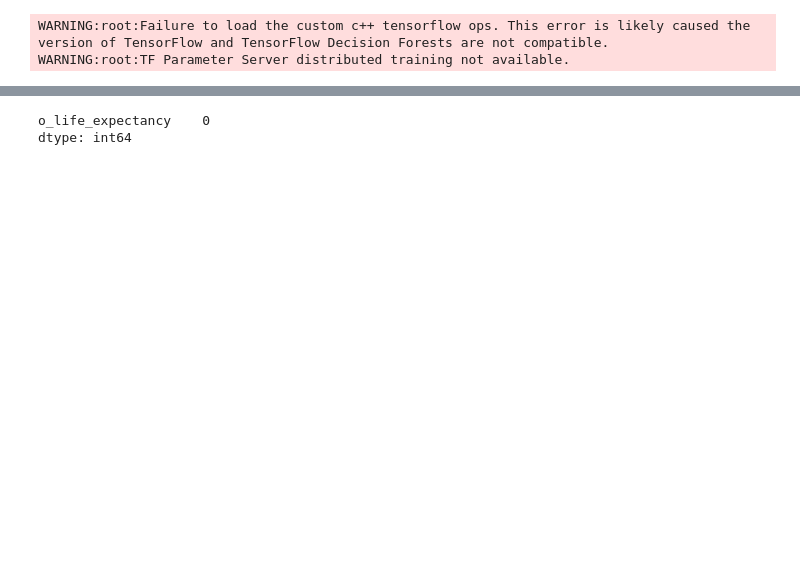
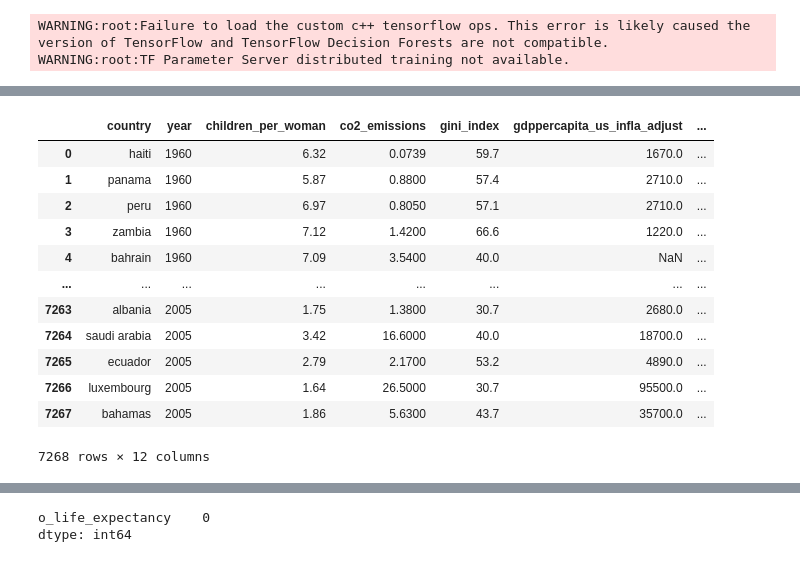
Before and after one commit to jaya-shankar/Human-Development-Prediction, a Jupyter notebook: life_expectancy_model.ipynb, the cells around one changed output, grey strips where cells are left out. Drawn from its saved outputs; the diff is of its cells as text; code cells hidden in the pictures; blank space fills up the shorter version.

Commit message:
add code to include dataset of n yrs old

```diff
--- a/life_expectancy_model.ipynb
+++ b/life_expectancy_model.ipynb
@@ -108,6 +108,7 @@ datasets_to_plot = [
             "20-24-Primary_OL",
             "20-24-Lower_Secondary_OL",
             "population",
+            "population_density",
             "20-24_female-In_Primary_OL",
             "20-24_female-Primary_OL" ,
             "20-24_female-Lower_Secondary_OL",
@@ -203,15 +168,33 @@ def load_datasets_to_pd(datasets,keys,include_output=True):
   if include_output:
     label = "o_"+OUTPUT
     combined_df[label] = [math.nan]*len(combined_df)
-    df = pd.read_csv(datasets_path[output])
+    df = pd.read_csv(datasets_path[OUTPUT])
     df["Country"] = df["Country"].str.lower()
     df.set_index("Country", inplace=True)
     for e in range(len(combined_df)):
       country = combined_df.iloc[e].country
       year    = int(combined_df.iloc[e].year)
       combined_df.at[e,label] = df.loc[country][str( year + PREDICT_FUTURE )]
-    combined_df.set_index(["country","year"], inplace=True)
+    # combined_df.set_index(["country","year"], inplace=True)
   return combined_df
+# %%
+def add_n_yrs_old_dataset(input_df,dataset,years):
+  dataset_pf = pd.read_csv(datasets_path[dataset])
+  dataset_pf["Country"] = dataset_pf["Country"].str.lower()
+  dataset_pf.set_index("Country", inplace=True)
+
+  label = dataset+"_"+str(years)+"_before"
+  input_df[label] = [math.nan]*len(input_df)
+
+  for e in range(len(input_df)):
+    country = input_df.iloc[e].country
+    year    = int(input_df.iloc[e].year)
+    try:
+      input_df.at[e,label] = dataset_pf.loc[country][str( year - years )]
+    except:
+      pass
+
+  return input_df
 # %%
 def combine_dfs(X,y):
   label = y.columns[0]
@@ -225,8 +241,25 @@ years     = [y for y in range(1960,2015-PREDICT_FUTURE+1)]
 keys      = generate_indices(countries, years)
 # %%
 input_df            = load_datasets_to_pd(datasets,keys)
+input_df            = add_n_yrs_old_dataset(input_df,"gdppercapita_us_infla_adjust",20)
 output_df           = input_df[["o_" + OUTPUT]]
 input_df.drop(labels=["o_" + OUTPUT], axis = 1, inplace=True)
+# %%
+input_df
+# %% [output]
+|  | country | year | children_per_woman | co2_emissions | gini_index | gdppercapita_us_infla_adjust | ... |
+| 0 | haiti | 1960 | 6.32 | 0.0739 | 59.7 | 1670.0 | ... |
+| 1 | panama | 1960 | 5.87 | 0.8800 | 57.4 | 2710.0 | ... |
+| 2 | peru | 1960 | 6.97 | 0.8050 | 57.1 | 2710.0 | ... |
+| 3 | zambia | 1960 | 7.12 | 1.4200 | 66.6 | 1220.0 | ... |
+| 4 | bahrain | 1960 | 7.09 | 3.5400 | 40.0 | NaN | ... |
+| ... | ... | ... | ... | ... | ... | ... | ... |
+| 7263 | albania | 2005 | 1.75 | 1.3800 | 30.7 | 2680.0 | ... |
+| 7264 | saudi arabia | 2005 | 3.42 | 16.6000 | 40.0 | 18700.0 | ... |
+| 7265 | ecuador | 2005 | 2.79 | 2.1700 | 53.2 | 4890.0 | ... |
+| 7266 | luxembourg | 2005 | 1.64 | 26.5000 | 30.7 | 95500.0 | ... |
+| 7267 | bahamas | 2005 | 1.86 | 5.6300 | 43.7 | 35700.0 | ... |
+7268 rows × 12 columns
 # %%
 X_train, X_test, y_train, y_test = train_test_split(input_df, output_df, test_size=0.30, random_state=43)
 # %%
```
Also changed, not shown: parts of 32 cells of this notebook.
